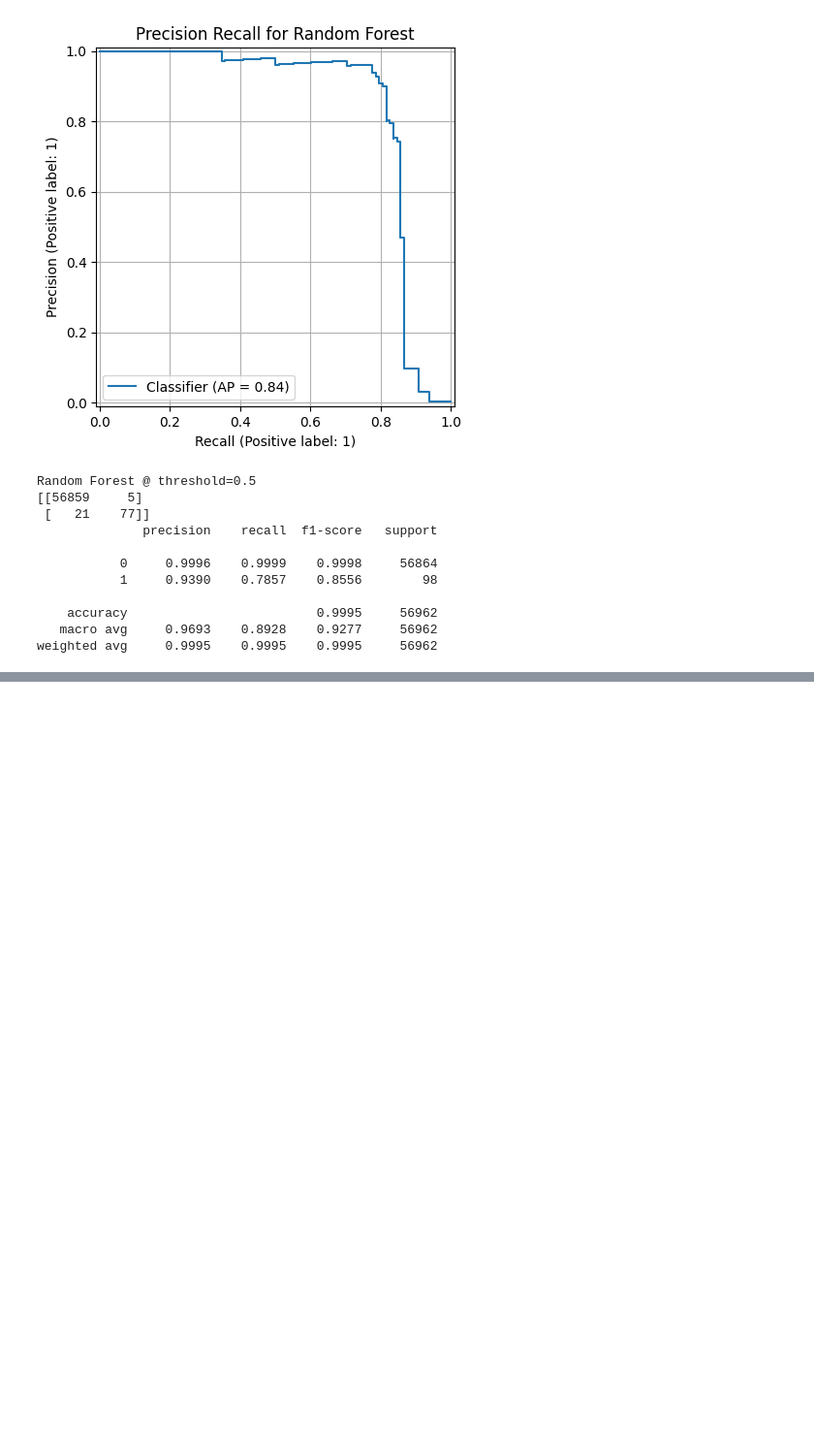
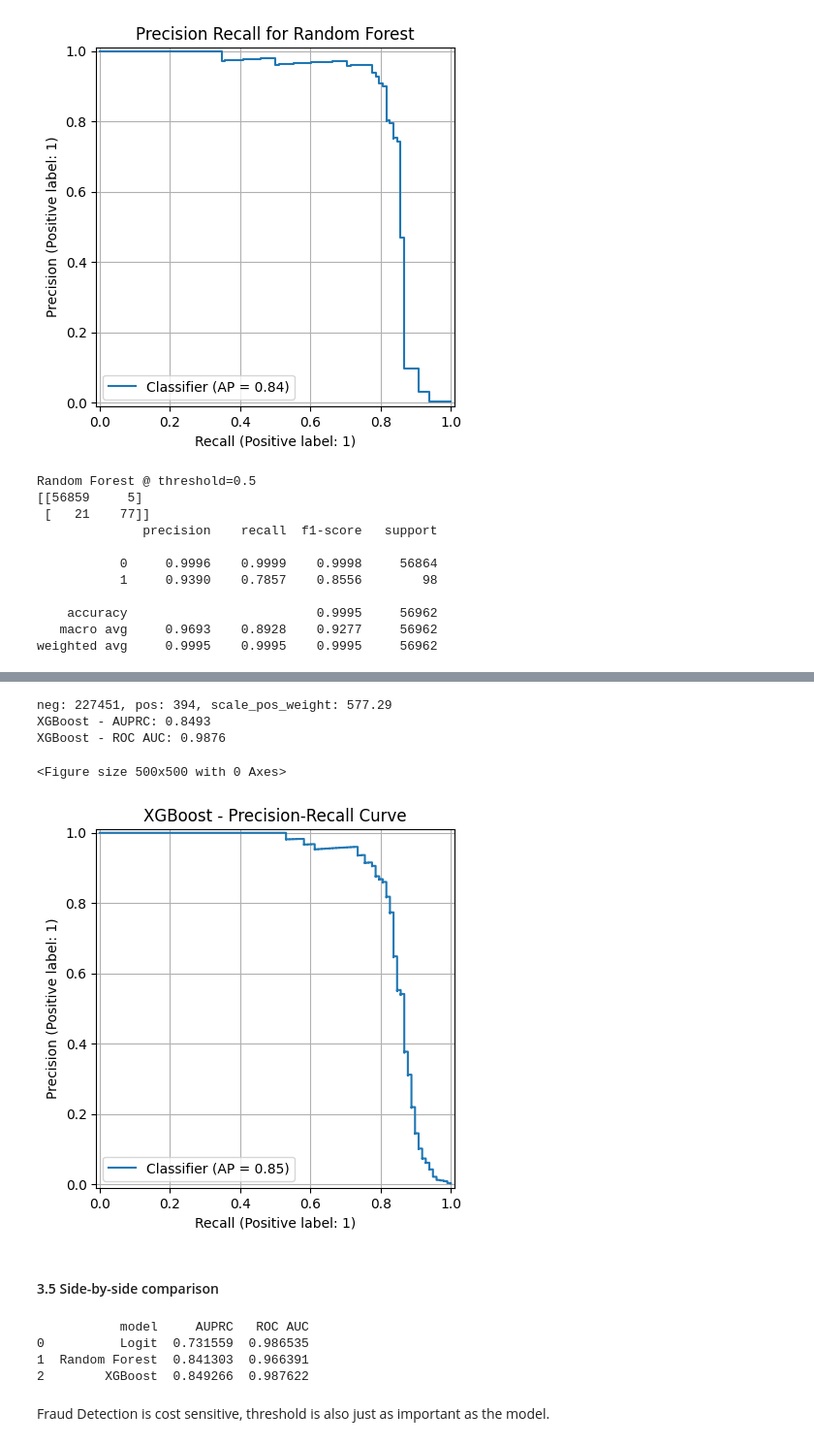
Before and after one commit to GJQu/cc-fraud-detection, a Jupyter notebook: notebooks/eda.ipynb, the cells around one changed output, grey strips where cells are left out. Shown at 97% size. Drawn from its saved outputs; the diff is of its cells as text; code cells hidden in the pictures; blank space fills up the shorter version.

Commit message:
added chart

```diff
--- a/notebooks/eda.ipynb
+++ b/notebooks/eda.ipynb
@@ -383,0 +394,59 @@ weighted avg     0.9995    0.9995    0.9995     56962
+# %%
+from xgboost import XGBClassifier
+
+# scale positive weight
+neg, pos = np.bincount(y_train)
+scale_pos_weight = neg/pos
+print(f"neg: {neg}, pos: {pos}, scale_pos_weight: {scale_pos_weight:.2f}")
+
+xgb_clf = XGBClassifier(
+    n_estimators=500,
+    max_depth=4,
+    learning_rate=0.05,     # reduce overfitting
+    subsample=0.8,
+    colsample_bytree=0.8,
+    objective='binary:logistic',
+    scale_pos_weight=scale_pos_weight,
+    eval_metric='logloss',
+    n_jobs=-1,
+    random_state=35,
+    tree_method="hist"  # optimized for faster training
+)
+
+xgb_clf.fit(X_train, y_train)
+
+y_proba_xgb = xgb_clf.predict_proba(X_test)[:,1]
+
+auprc_xgb = average_precision_score(y_test, y_proba_xgb)
+roc_auc_xgb = roc_auc_score(y_test, y_proba_xgb)
+print(f"XGBoost - AUPRC: {auprc_xgb:.4f}")
+print(f"XGBoost - ROC AUC: {roc_auc_xgb:.4f}")
+
+plt.figure(figsize=(5,5))
+PrecisionRecallDisplay.from_predictions(y_test, y_proba_xgb)
+plt.title("XGBoost - Precision-Recall Curve")
+plt.grid()
+plt.show()
+# %% [output]
+neg: 227451, pos: 394, scale_pos_weight: 577.29
+XGBoost - AUPRC: 0.8493
+XGBoost - ROC AUC: 0.9876
+<Figure size 500x500 with 0 Axes>
+[figure, added]
+# %% [markdown]
+#### 3.5 Side-by-side comparison
+# %%
+results = pd.DataFrame({
+    'model': ['Logit', 'Random Forest', 'XGBoost'],
+    'AUPRC': [auprc_lr, auprc_rf, auprc_xgb],
+    'ROC AUC': [roc_auc_lr, roc_auc_rf, roc_auc_xgb]
+})
+
+print(results)
+# %% [output]
+           model     AUPRC   ROC AUC
+0          Logit  0.731559  0.986535
+1  Random Forest  0.841303  0.966391
+2        XGBoost  0.849266  0.987622
+# %% [markdown]
+Fraud Detection is cost sensitive, threshold is also just as important as the model.
```
Also changed, not shown: parts of 9 cells of this notebook, 1 other file.
